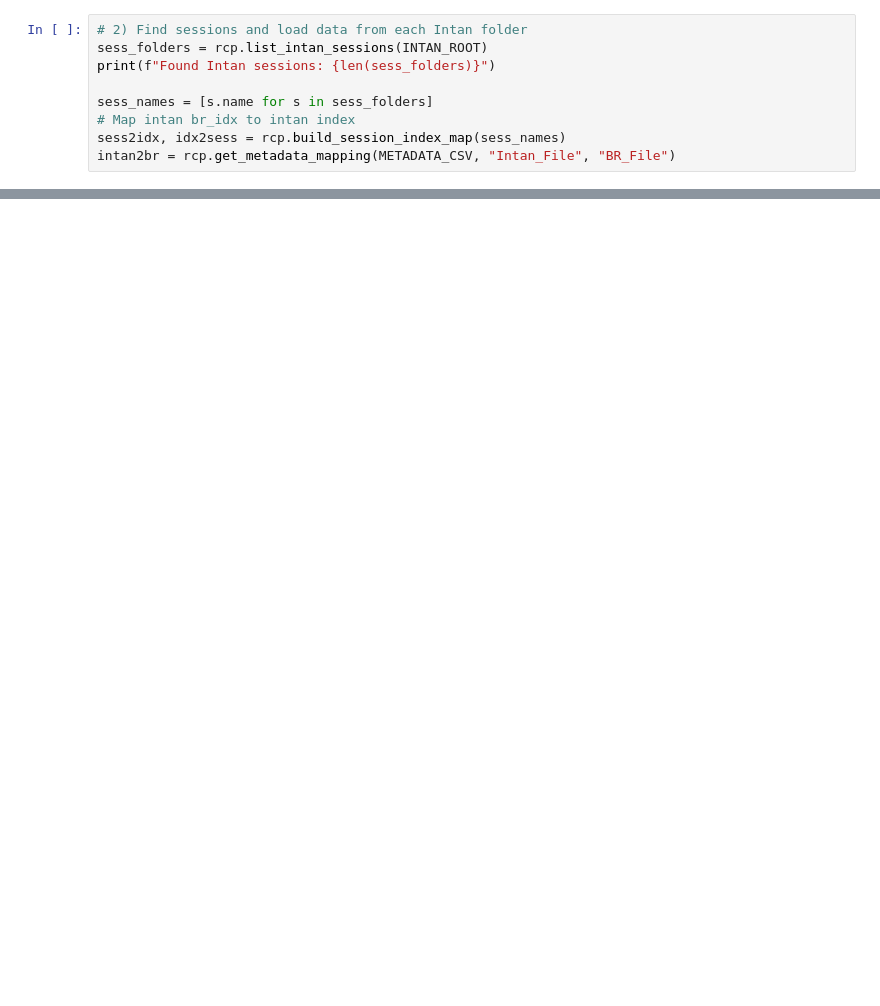
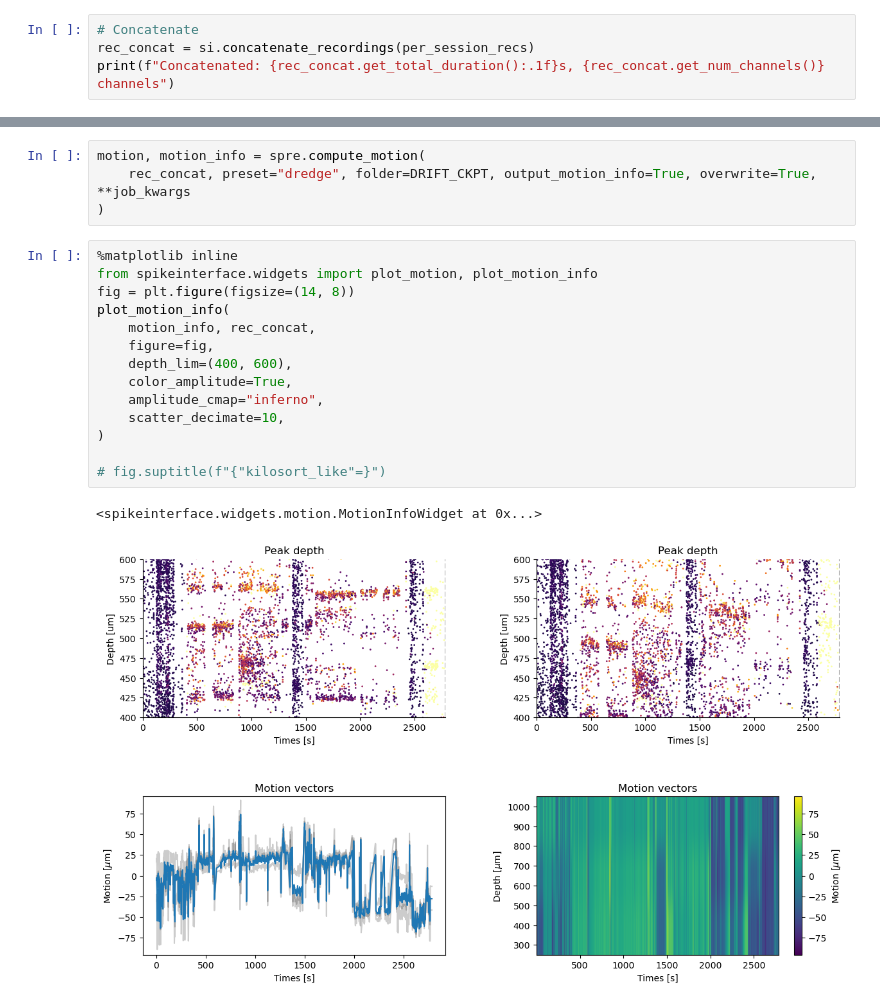
Before and after one commit to Raynor-Cerebellum-Project/RCP_fastigial_analysis, a Jupyter notebook: batch_scripts/batch_sort_fastigial.ipynb, the cells around one changed output, grey strips where cells are left out. Saved outputs shown, nothing was run; the diff lists cells and outputs as text; blank space fills up the shorter version.

Commit message:
plots for the paper, trying to fix artifact correction

```diff
--- a/batch_scripts/batch_sort_fastigial.ipynb
+++ b/batch_scripts/batch_sort_fastigial.ipynb
@@ -63,10 +478,5 @@ nprw_probe.set_device_channel_indices(intan_probe_mapping) # Apply mapping
 # %%
-# 2) Find sessions and load data from each Intan folder
-sess_folders = rcp.list_intan_sessions(INTAN_ROOT)
-print(f"Found Intan sessions: {len(sess_folders)}")
-
-sess_names = [s.name for s in sess_folders]
-# Map intan br_idx to intan index
-sess2idx, idx2sess = rcp.build_session_index_map(sess_names)
-intan2br = rcp.get_metadata_mapping(METADATA_CSV, "Intan_File", "BR_File")
+# Concatenate
+rec_concat = si.concatenate_recordings(per_session_recs)
+print(f"Concatenated: {rec_concat.get_total_duration():.1f}s, {rec_concat.get_num_channels()} channels")
 # %% [output]
@@ -282,0 +489,21 @@ for sess in sess_folders:
+# %%
+motion, motion_info = spre.compute_motion(
+    rec_concat, preset="dredge", folder=DRIFT_CKPT, output_motion_info=True, overwrite=True, **job_kwargs
+)
+# %%
+%matplotlib inline
+from spikeinterface.widgets import plot_motion, plot_motion_info
+fig = plt.figure(figsize=(14, 8))
+plot_motion_info(
+    motion_info, rec_concat,
+    figure=fig,
+    depth_lim=(400, 600),
+    color_amplitude=True,
+    amplitude_cmap="inferno",
+    scatter_decimate=10,
+)
+
+# fig.suptitle(f"{"kilosort_like"=}")
+# %% [output]
+<spikeinterface.widgets.motion.MotionInfoWidget at 0x...>
+[figure, added]
```
Also changed, not shown: parts of 28 cells of this notebook, 21 other files.
